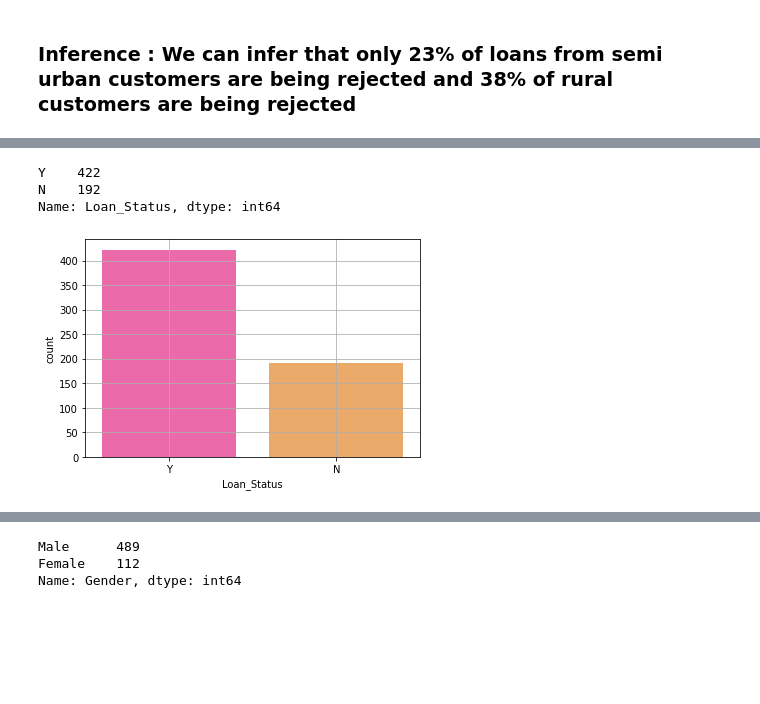
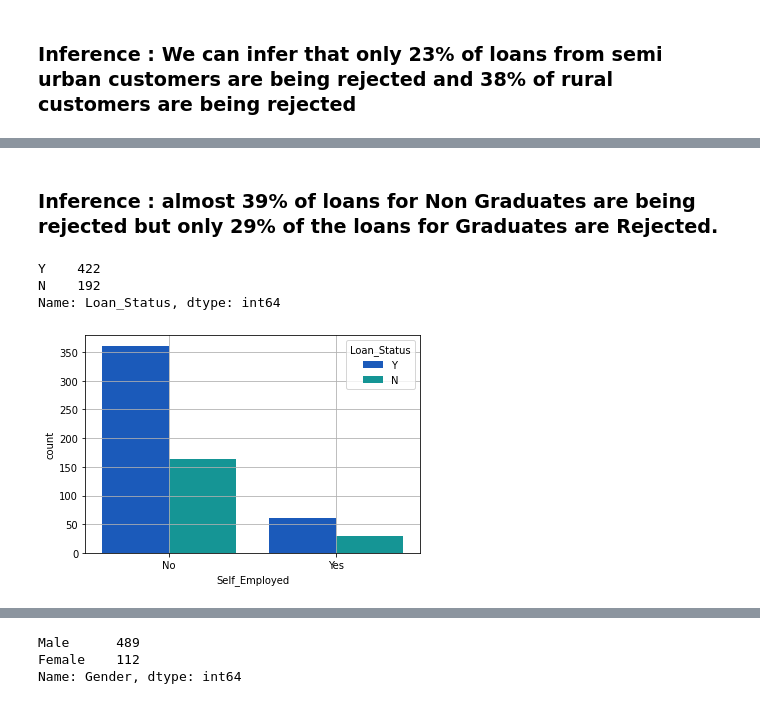
Before and after one commit to SharanDHONI/Loan-Apprval-prediction-AnalyticsVidhya, a Jupyter notebook: Loan.ipynb, the cells around one changed output, grey strips where cells are left out. Drawn from its saved outputs; the diff is of its cells as text; code cells hidden in the pictures; blank space fills up the shorter version.

```diff
--- a/Loan.ipynb
+++ b/Loan.ipynb
@@ -307,12 +366,14 @@ df.head()
+# %% [markdown]
+### Inference : almost 39% of loans for Non Graduates are being rejected but only 29% of the loans for Graduates are Rejected.
 # %%
-## count of loan status
-sns.countplot(df.Loan_Status,palette='spring')
+## count of loan status with hue Self_Employed
+sns.countplot(df.Self_Employed,palette='winter',hue=df.Loan_Status)
 plt.grid()
 print('\n')
 print(df.Loan_Status.value_counts(),'\n')
 plt.show()
 # %% [output]
 Y    422
 N    192
 Name: Loan_Status, dtype: int64
-[figure, old version]
+[figure, new version]
```
Also changed, not shown: parts of 24 cells of this notebook.
